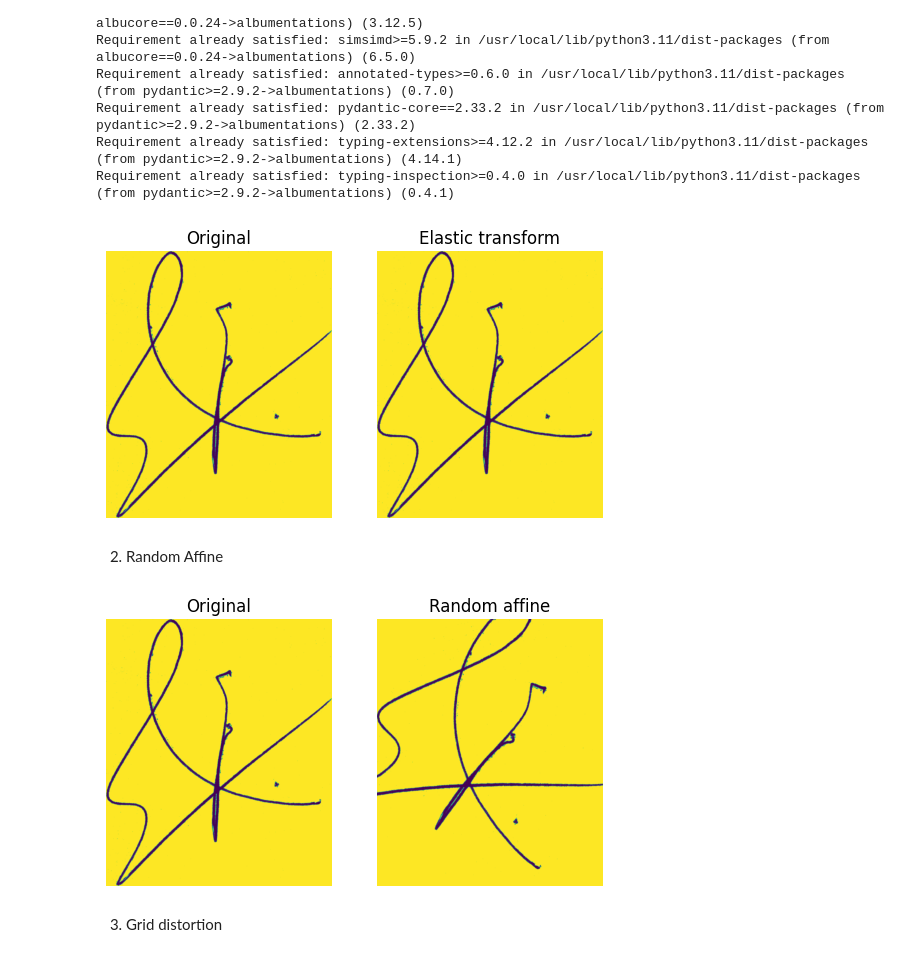
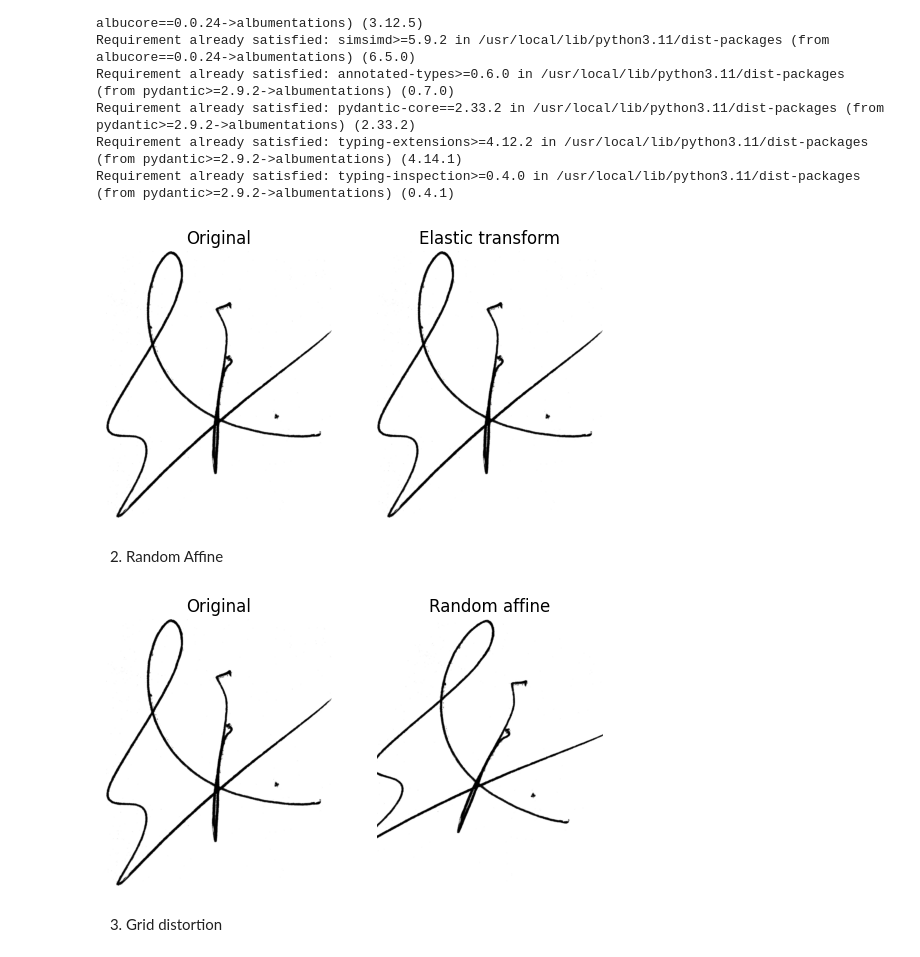
Before and after one commit to PrajwalChaudhary25/signature_verification, a Jupyter notebook: Notebooks/Advanced_augmentations.ipynb, the cells around one changed output. Cells and saved outputs as stored; diff of their text form; code cells hidden in the pictures.

```diff
--- a/Notebooks/Advanced_augmentations.ipynb
+++ b/Notebooks/Advanced_augmentations.ipynb
@@ -44,42 +44,42 @@ import matplotlib.pyplot as plt
 import cv2
 
 plt.subplot(1,2,1)
-plt.imshow(original_image)
+plt.imshow(original_image, cmap = 'gray')
 plt.title("Original")
 plt.axis('off')
 
 plt.subplot(1,2,2)
 transform = ElasticTransform(alpha=300, sigma=5, p=0.5)
 augmented = transform(image=image)['image']
-plt.imshow(augmented)
+plt.imshow(augmented, cmap = 'gray')
 plt.title("Elastic transform")
 plt.axis('off')
 
 plt.show()
 # %% [output]
-[figure, old version]
+[figure, new version]
 # %% [markdown]
 2. Random Affine
 # %%
 import torchvision.transforms as T
 from PIL import Image
 import numpy as np
 
 plt.subplot(1,2,1)
-plt.imshow(image)
+plt.imshow(image, cmap = 'gray')
 plt.title('Original')
 plt.axis('off')
 
 plt.subplot(1,2,2)
 image_pil = Image.fromarray(image)
 transform = T.RandomAffine(degrees=45, scale=(0.9, 1.1), shear=10, fill=255)
 augmented = transform(image_pil)
-plt.imshow(augmented)
+plt.imshow(augmented, cmap = 'gray')
 plt.title('Random affine')
 plt.axis('off')
 plt.show()
 # %% [output]
-[figure, old version]
+[figure, new version]
 # %% [markdown]
 3. Grid distortion
 # %%
```
Also changed, not shown: parts of 3 cells of this notebook.
